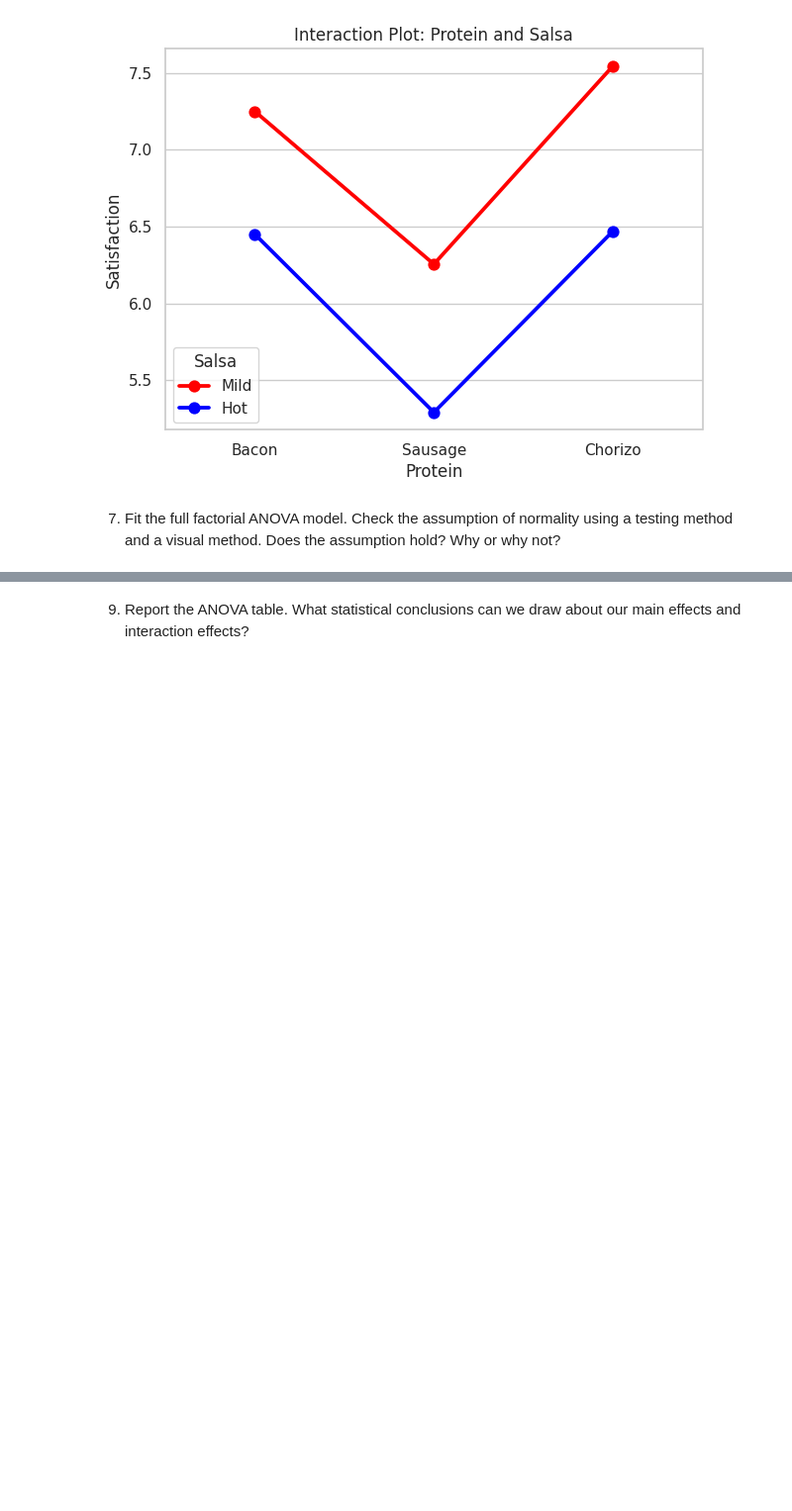
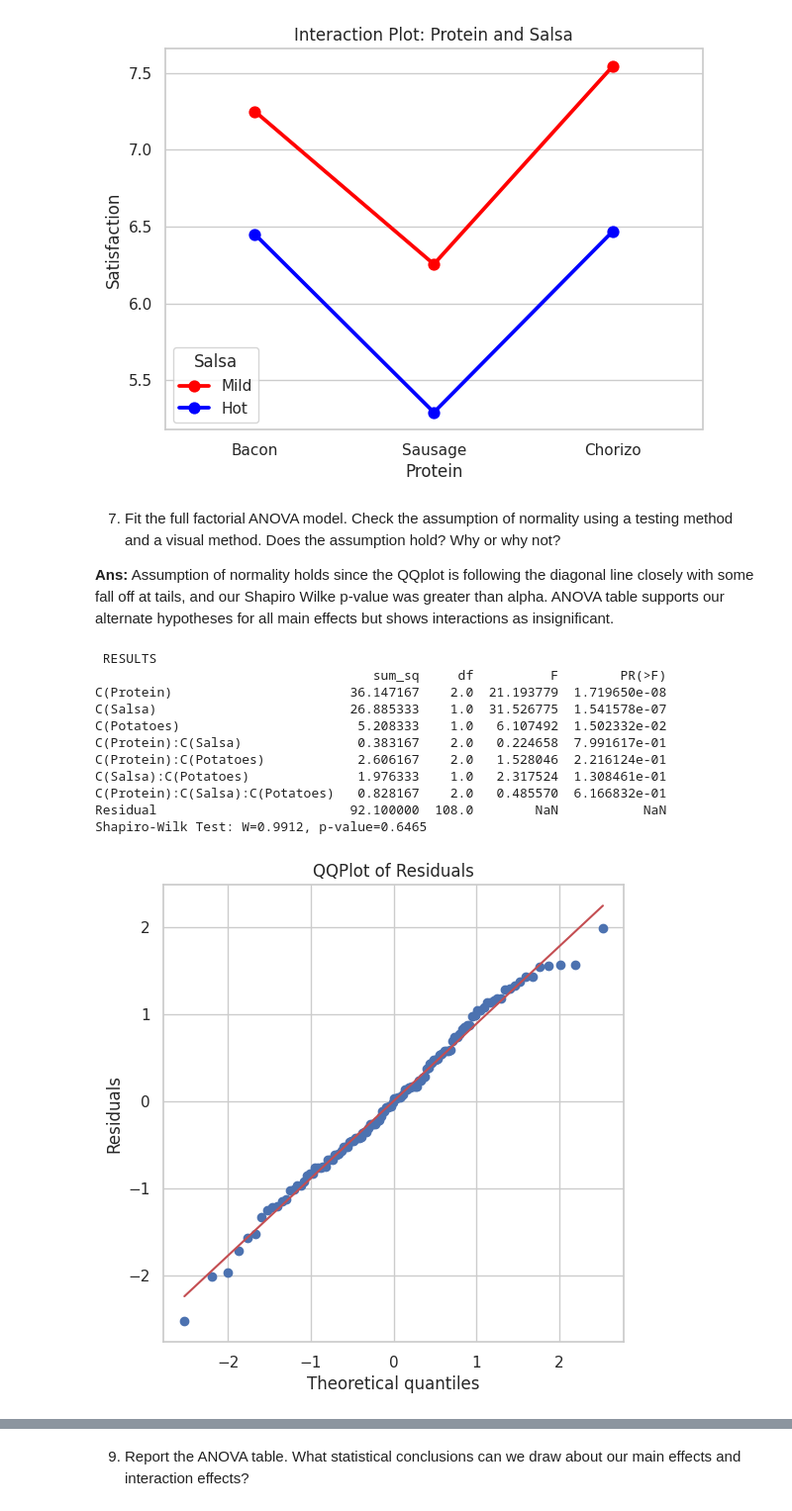
Before and after one commit to Cipher212/STAT-7220-Applied-Experimental-Design, a Jupyter notebook: Assignments/Final-Exam/Final-Exam.ipynb, the cells around one changed output, grey strips where cells are left out. Shown at 99% size. Saved outputs shown, nothing was run; the diff lists cells and outputs as text; code cells hidden in the pictures; blank space fills up the shorter version.

```diff
--- a/Assignments/Final-Exam/Final-Exam.ipynb
+++ b/Assignments/Final-Exam/Final-Exam.ipynb
@@ -187,31 +187,44 @@ Name: Satisfaction, dtype: float64
 [figure]
 # %% [markdown]
 7. Fit the full factorial ANOVA model. Check the assumption of normality using a testing method and a visual method. Does the assumption hold? Why or why not?
+
+**Ans:** Assumption of normality holds since the QQplot is following the diagonal line closely with some fall off at tails, and our Shapiro Wilke p-value was greater than alpha. ANOVA table supports our alternate hypotheses for all main effects but shows interactions as insignificant.
 # %%
 ## Question 7 Code ##
 
 
 model = ols('Satisfaction ~ C(Protein) * C(Salsa) * C(Potatoes)', data=df).fit()
 anova_table = sm.stats.anova_lm(model, typ=2)
 
 print(" RESULTS")
 print(anova_table)
 
 
 residuals = model.resid
 
 # shapiro wilke test
 shapiro_test = stats.shapiro(residuals)
-print(f"\n--- NORMALITY TEST ---")
 print(f"Shapiro-Wilk Test: W={shapiro_test.statistic:.4f}, p-value={shapiro_test.pvalue:.4f}")
 
 # qqplot
 
 plt.figure(figsize=(6, 6))
 stats.probplot(residuals, dist="norm", plot=plt)
-plt.title("Q-Q Plot of ANOVA Residuals")
-plt.xlabel("Theoretical Quantiles")
-plt.ylabel("Sample Quantiles (Residuals)")
+plt.title("QQPlot of Residuals")
+plt.ylabel("Residuals")
 plt.show()
+# %% [output]
+ RESULTS
+                                    sum_sq     df          F        PR(>F)
+C(Protein)                       36.147167    2.0  21.193779  1.719650e-08
+C(Salsa)                         26.885333    1.0  31.526775  1.541578e-07
+C(Potatoes)                       5.208333    1.0   6.107492  1.502332e-02
+C(Protein):C(Salsa)               0.383167    2.0   0.224658  7.991617e-01
+C(Protein):C(Potatoes)            2.606167    2.0   1.528046  2.216124e-01
+C(Salsa):C(Potatoes)              1.976333    1.0   2.317524  1.308461e-01
+C(Protein):C(Salsa):C(Potatoes)   0.828167    2.0   0.485570  6.166832e-01
+Residual                         92.100000  108.0        NaN           NaN
+Shapiro-Wilk Test: W=0.9912, p-value=0.6465
+[figure, added]
 # %% [markdown]
 8. Check the assumption of constant variance using a testing method and a visual method. Does the assumption hold? Why or why not?
```
Also changed, not shown: parts of 3 cells of this notebook.
